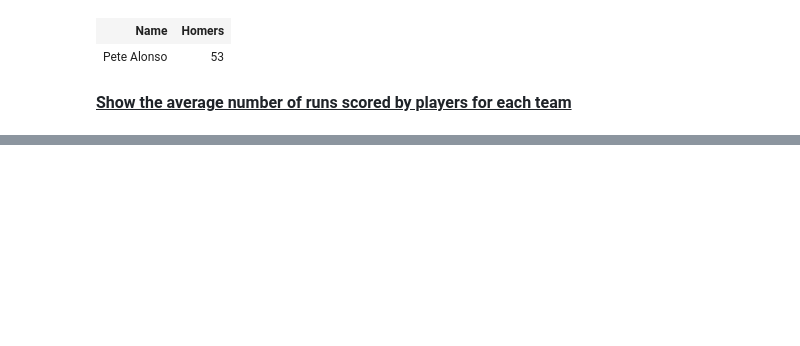
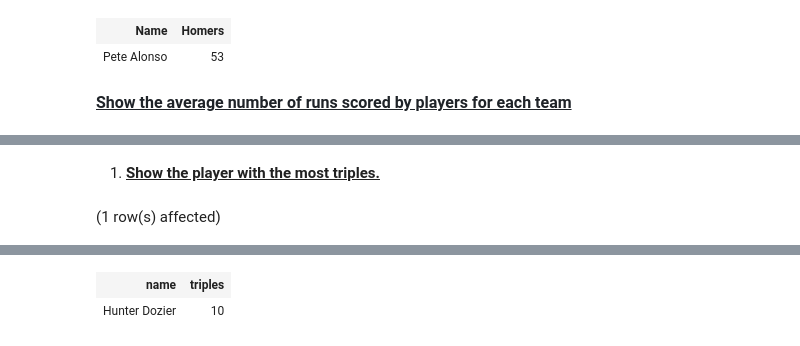
Before and after one commit to Vinayak0807/database-2023, a Jupyter notebook: baseball.ipynb, the cells around one changed output, grey strips where cells are left out. Drawn from its saved outputs; the diff is of its cells as text; code cells hidden in the pictures; blank space fills up the shorter version.

```diff
--- a/baseball.ipynb
+++ b/baseball.ipynb
@@ -113,0 +156,9 @@ Total execution time: 00:00:01.119
+# %% [markdown]
+1. **<u>Show the player with the most triples.</u>**
+# %%
+SELECT name, triples
+FROM baseball
+ORDER BY triples DESC
+LIMIT 1;
+# %% [output]
+(1 row(s) affected)
@@ -113,0 +166,2 @@ Total execution time: 00:00:01.119
+| name | triples |
+| Hunter Dozier | 10 |
```
Also changed, not shown: parts of 14 cells of this notebook.
